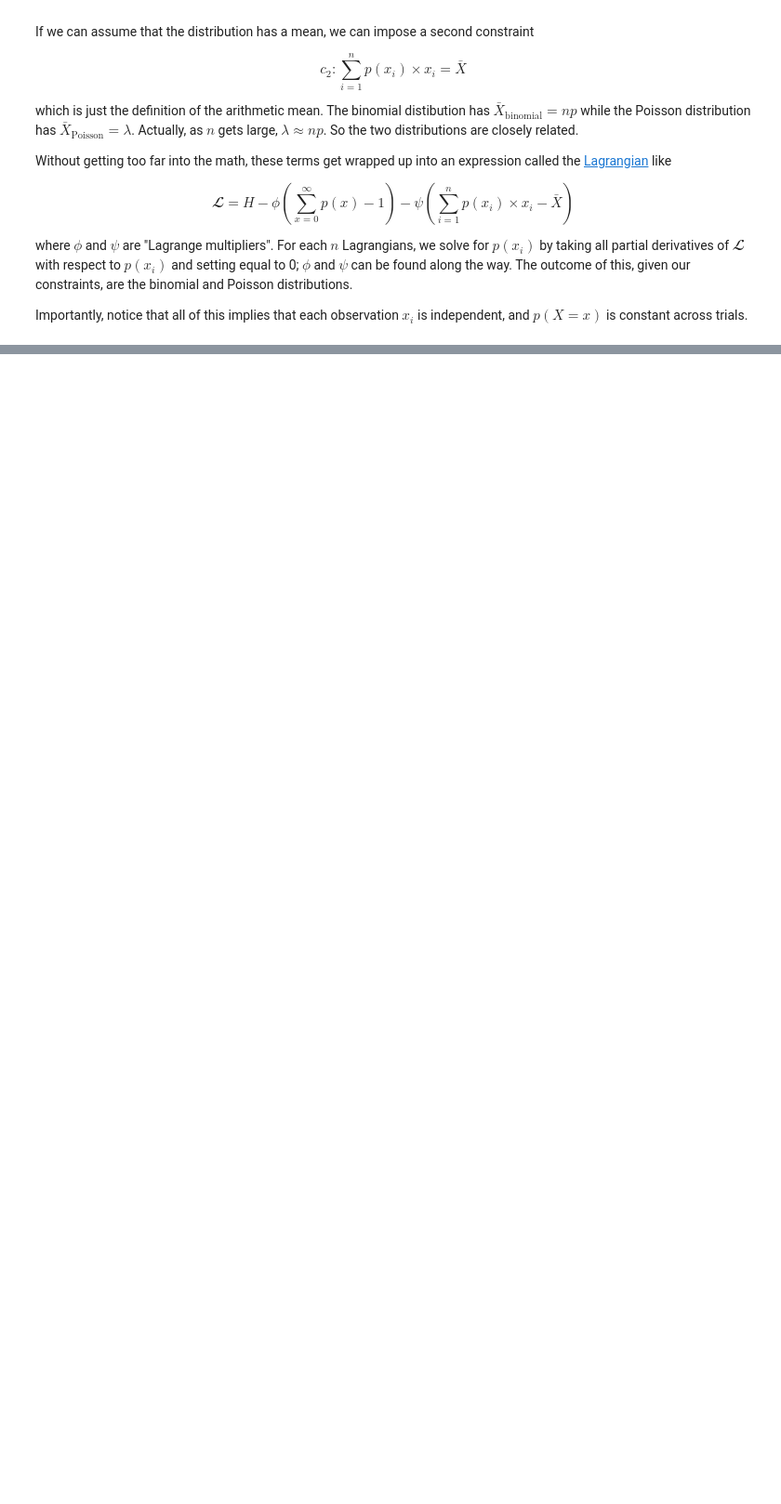
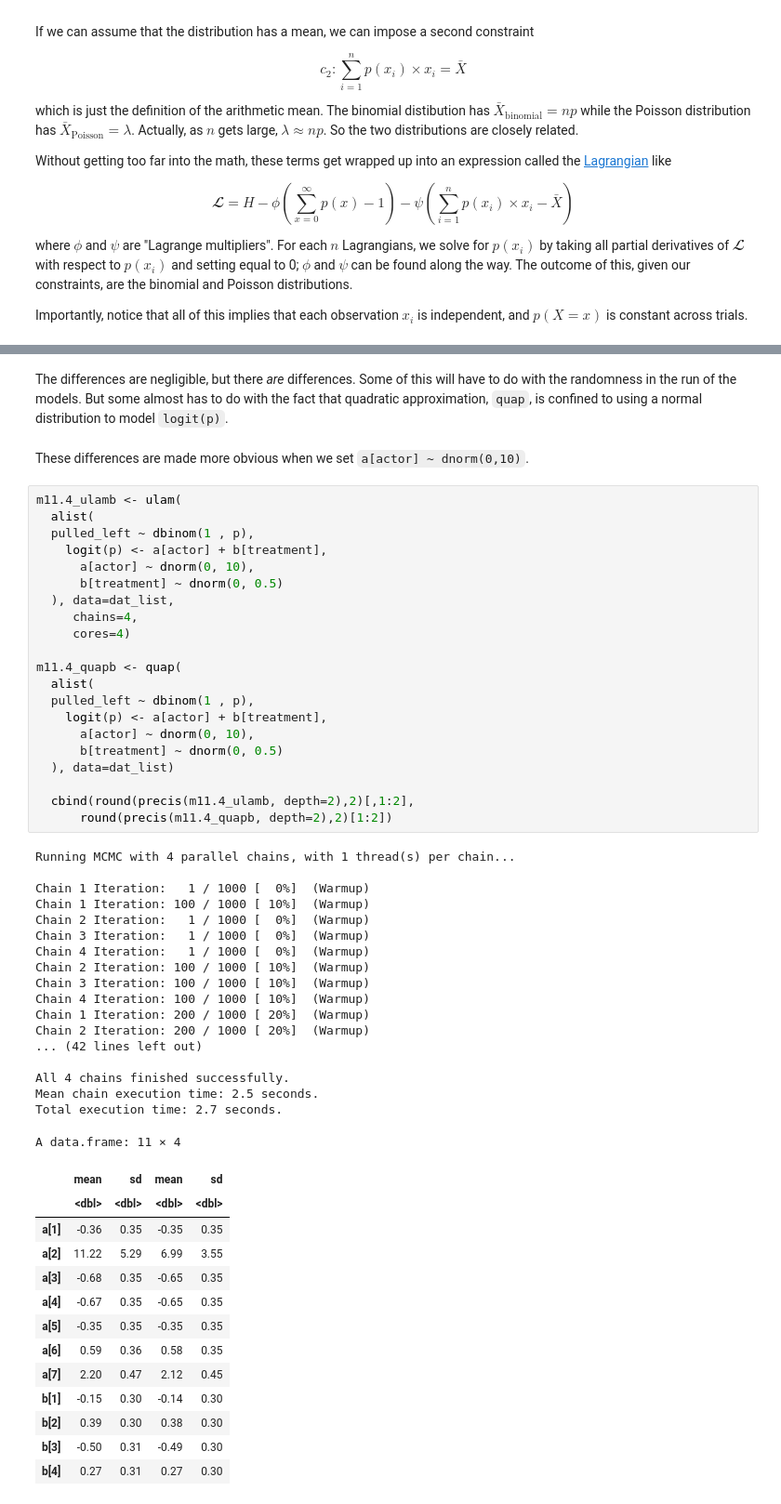
Before and after one commit to nicklausmillican/StatisticalRethinkingIISolutions, a Jupyter notebook: StatisticalRethinkingSolutions2_Ch11.ipynb, the cells around one changed output, grey strips where cells are left out. Shown: that part at 93% size. Saved outputs shown, nothing was run; the diff lists cells and outputs as text; blank space fills up the shorter version.

```diff
--- a/StatisticalRethinkingSolutions2_Ch11.ipynb
+++ b/StatisticalRethinkingSolutions2_Ch11.ipynb
@@ -401,0 +465,57 @@ Importantly, notice that all of this implies that each observation $x_i$ is inde
+# %% [markdown]
+The differences are negligible, but there *are* differences.  Some of this will have to do with the randomness in the run of the models.  But some almost has to do with the fact that quadratic approximation, `quap`, is confined to using a normal distribution to model `logit(p)`.
+# %% [markdown]
+These differences are made more obvious when we set `a[actor] ~ dnorm(0,10)`.
+# %%
+m11.4_ulamb <- ulam(
+  alist(
+  pulled_left ~ dbinom(1 , p),
+    logit(p) <- a[actor] + b[treatment],
+      a[actor] ~ dnorm(0, 10),
+      b[treatment] ~ dnorm(0, 0.5)
+  ), data=dat_list,
+     chains=4,
+     cores=4)
+
+m11.4_quapb <- quap(
+  alist(
+  pulled_left ~ dbinom(1 , p),
+    logit(p) <- a[actor] + b[treatment],
+      a[actor] ~ dnorm(0, 10),
+      b[treatment] ~ dnorm(0, 0.5)
+  ), data=dat_list)
+
+  cbind(round(precis(m11.4_ulamb, depth=2),2)[,1:2],
+      round(precis(m11.4_quapb, depth=2),2)[1:2])
+# %% [output]
+Running MCMC with 4 parallel chains, with 1 thread(s) per chain...
+
+Chain 1 Iteration:   1 / 1000 [  0%]  (Warmup)
+Chain 1 Iteration: 100 / 1000 [ 10%]  (Warmup)
+Chain 2 Iteration:   1 / 1000 [  0%]  (Warmup)
+Chain 3 Iteration:   1 / 1000 [  0%]  (Warmup)
+Chain 4 Iteration:   1 / 1000 [  0%]  (Warmup)
+Chain 2 Iteration: 100 / 1000 [ 10%]  (Warmup)
+Chain 3 Iteration: 100 / 1000 [ 10%]  (Warmup)
+Chain 4 Iteration: 100 / 1000 [ 10%]  (Warmup)
+Chain 1 Iteration: 200 / 1000 [ 20%]  (Warmup)
+Chain 2 Iteration: 200 / 1000 [ 20%]  (Warmup)
+... (42 lines left out)
+
+All 4 chains finished successfully.
+Mean chain execution time: 2.5 seconds.
+Total execution time: 2.7 seconds.
+A data.frame: 11 × 4
+|  | mean | sd | mean | sd |
+|  | <dbl> | <dbl> | <dbl> | <dbl> |
+| a[1] | -0.36 | 0.35 | -0.35 | 0.35 |
+| a[2] | 11.22 | 5.29 | 6.99 | 3.55 |
+| a[3] | -0.68 | 0.35 | -0.65 | 0.35 |
+| a[4] | -0.67 | 0.35 | -0.65 | 0.35 |
+| a[5] | -0.35 | 0.35 | -0.35 | 0.35 |
+| a[6] | 0.59 | 0.36 | 0.58 | 0.35 |
+| a[7] | 2.20 | 0.47 | 2.12 | 0.45 |
+| b[1] | -0.15 | 0.30 | -0.14 | 0.30 |
+| b[2] | 0.39 | 0.30 | 0.38 | 0.30 |
+| b[3] | -0.50 | 0.31 | -0.49 | 0.30 |
+| b[4] | 0.27 | 0.31 | 0.27 | 0.30 |
```
Also changed, not shown: parts of 10 cells of this notebook.
